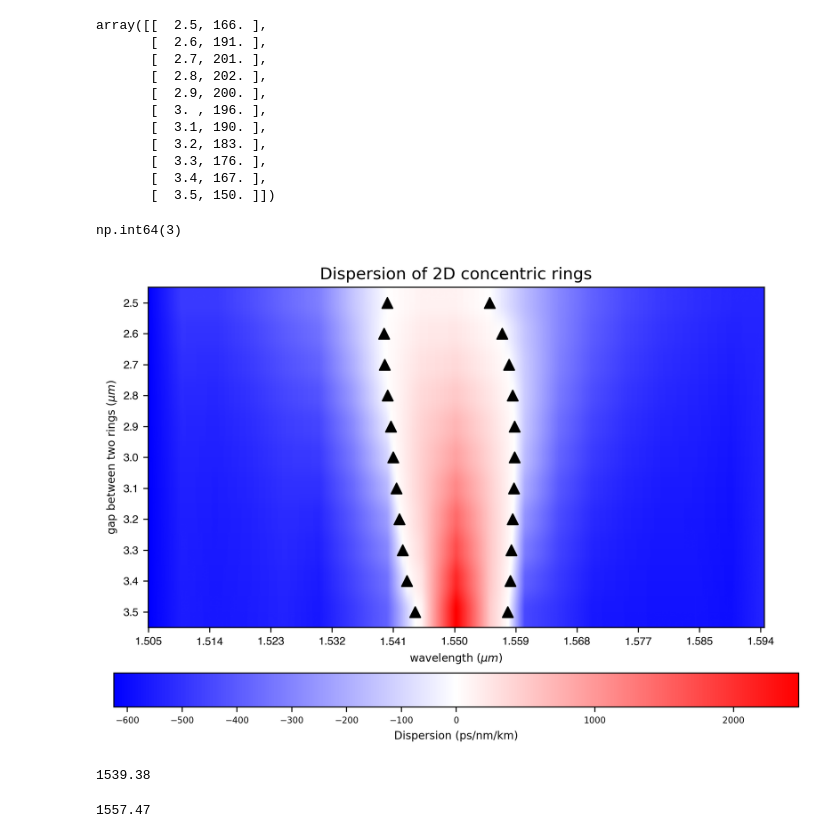
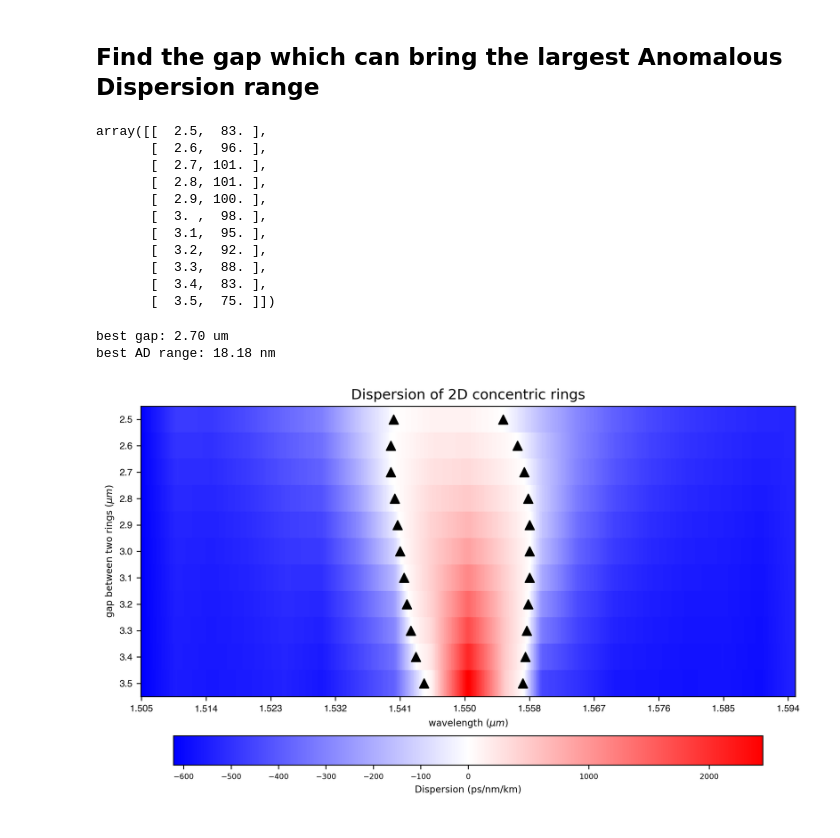
Before and after one commit to Harryxwh/SiNDispersionEngineering, a Jupyter notebook: Analysis of 2D concentric.ipynb, the cells around one changed output. Drawn from its saved outputs; the diff is of its cells as text; code cells hidden in the pictures.

Commit message:
making figures in ppt

```diff
--- a/Analysis of 2D concentric.ipynb
+++ b/Analysis of 2D concentric.ipynb
@@ -14,7 +16,7 @@ from Functions import *
 # %%
 # These CSV files are generated by the "Data_analyzer" class, recording the dispersion at different wavelengths
-filename_D_iso      = "./results/Dispersion_isolated_WG.csv"
-filename_D_coupled  = "./results/Dispersion_coupled_WG.csv"
+filename_D_iso      = "./results/2D concentric rings/Supermodes attributes using CMT/Dispersion_isolated_WG.csv"
+filename_D_coupled  = "./results/2D concentric rings/Supermodes attributes using CMT/Dispersion_coupled_WG.csv"
 # %%
 df_iso      = pd.read_csv(filename_D_iso)
 df_coupled  = pd.read_csv(filename_D_coupled)
@@ -70,56 +70,54 @@ for i in range(np.shape(data_arr)[0]):
 
 AD_range_list = np.array(AD_range_list)
 data_arr_zero_loc_list = np.array(data_arr_zero_loc_list)
+# %% [markdown]
+## Find the gap which can bring the largest Anomalous Dispersion range
 # %%
 # format: [gap (unit: um), Anomalous Dispersion range (unit: wavl pts)]
 AD_range_list
 # %% [output]
-array([[  2.5, 166. ],
-       [  2.6, 191. ],
-       [  2.7, 201. ],
-       [  2.8, 202. ],
-       [  2.9, 200. ],
-       [  3. , 196. ],
-       [  3.1, 190. ],
-       [  3.2, 183. ],
-       [  3.3, 176. ],
-       [  3.4, 167. ],
-       [  3.5, 150. ]])
+array([[  2.5,  83. ],
+       [  2.6,  96. ],
+       [  2.7, 101. ],
+       [  2.8, 101. ],
+       [  2.9, 100. ],
+       [  3. ,  98. ],
+       [  3.1,  95. ],
+       [  3.2,  92. ],
+       [  3.3,  88. ],
+       [  3.4,  83. ],
+       [  3.5,  75. ]])
-# %%
-AD_range_list[np.argmax(AD_range_list[:,1]),:]
-# %% [output]
-np.int64(3)
+# %%
+best_gap, best_AD_range = AD_range_list[np.argmax(AD_range_list[:,1]),:]
+best_AD_range_in_nm =  (np.max(wavl_arr) - np.min(wavl_arr))/len(wavl_arr) * best_AD_range * 1e3
+print("best gap: {:.2f} um".format(best_gap))
+print("best AD range: {:.2f} nm".format(best_AD_range_in_nm))
+# %% [output]
+best gap: 2.70 um
+best AD range: 18.18 nm
 # %%
 param_dict = {
         "figsize"       : [8,8],
         "point_color"   : 'black',
         "point_size"    : 60,
         # "point_marker"  : ".",
         "point_marker"  : "^",
         "norm"          : 'zero_in_center',
         "colormap"      : "bwr",
-        "aspect"        : 50,
+        "aspect"        : 20,
         "xlabel"        : r"wavelength ($\mu m$)",
         "ylabel"        : r"gap between two rings ($\mu m$)",
         "cbar_label"    : r"Dispersion (ps/nm/km)",
         "cbar_small_ticks" : False,
         "figsize"       : (10,6),
         "title"         : "Dispersion of 2D concentric rings",
         "xticks"        : wavl_ticks,
         "yticks"        : np.arange(0,len(gap_arr),1),
         "xtickslabel"   : wavl_labels,
         "ytickslabel"   : gap_arr,
         "fontsize"      : 8,
         "foldername"    : "./results/"
 }
 Plot_im(data_arr, point_arr = data_arr_zero_loc_list, **param_dict)
 # %% [output]
-[figure, old version]
+[figure, new version]
-# %%
-1505 + (1595-1505)/1000*382
-# %% [output]
-1539.38
-# %%
-1505 + (1595-1505)/1000*583
-# %% [output]
-1557.47
```
Also changed, not shown: parts of 3 cells of this notebook, 48 other files.
